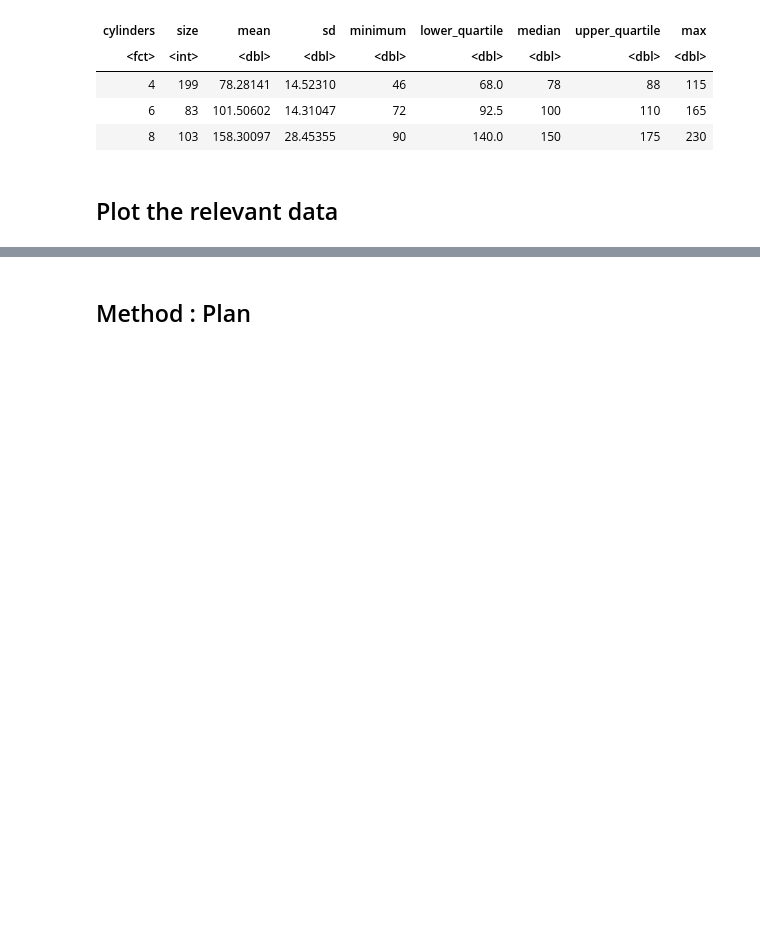
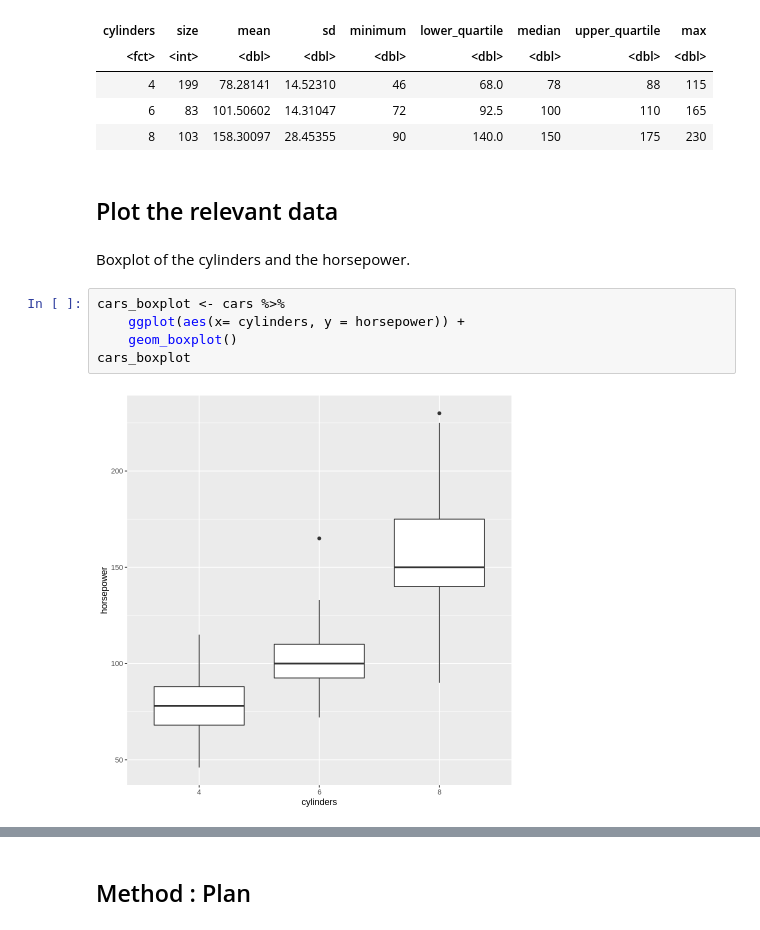
Before and after one commit to FanXiaoran/Team14_Project, a Jupyter notebook: project_proposal.ipynb, the cells around one changed output, grey strips where cells are left out. Saved outputs shown, nothing was run; the diff lists cells and outputs as text; blank space fills up the shorter version.

```diff
--- a/project_proposal.ipynb
+++ b/project_proposal.ipynb
@@ -136,3 +136,12 @@ A tibble: 3 × 9
 | 8 | 103 | 158.30097 | 28.45355 | 90 | 140.0 | 150 | 175 | 230 |
 # %% [markdown]
 ## Plot the relevant data
+# %% [markdown]
+Boxplot of the cylinders and the horsepower.
+# %%
+cars_boxplot <- cars %>%
+    ggplot(aes(x= cylinders, y = horsepower)) +
+    geom_boxplot()
+cars_boxplot
+# %% [output]
+[figure, added]
```
Also changed, not shown: parts of 9 cells of this notebook.
